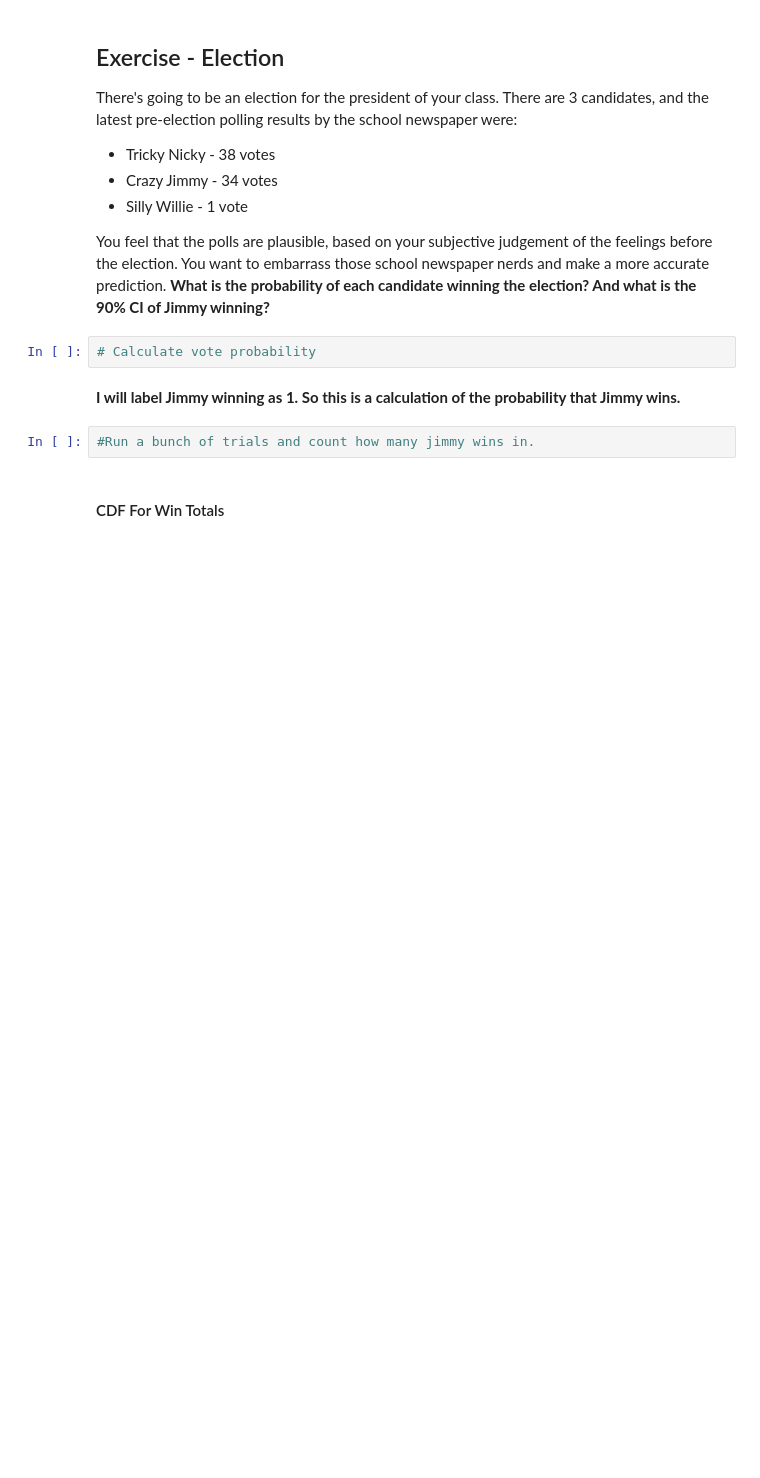
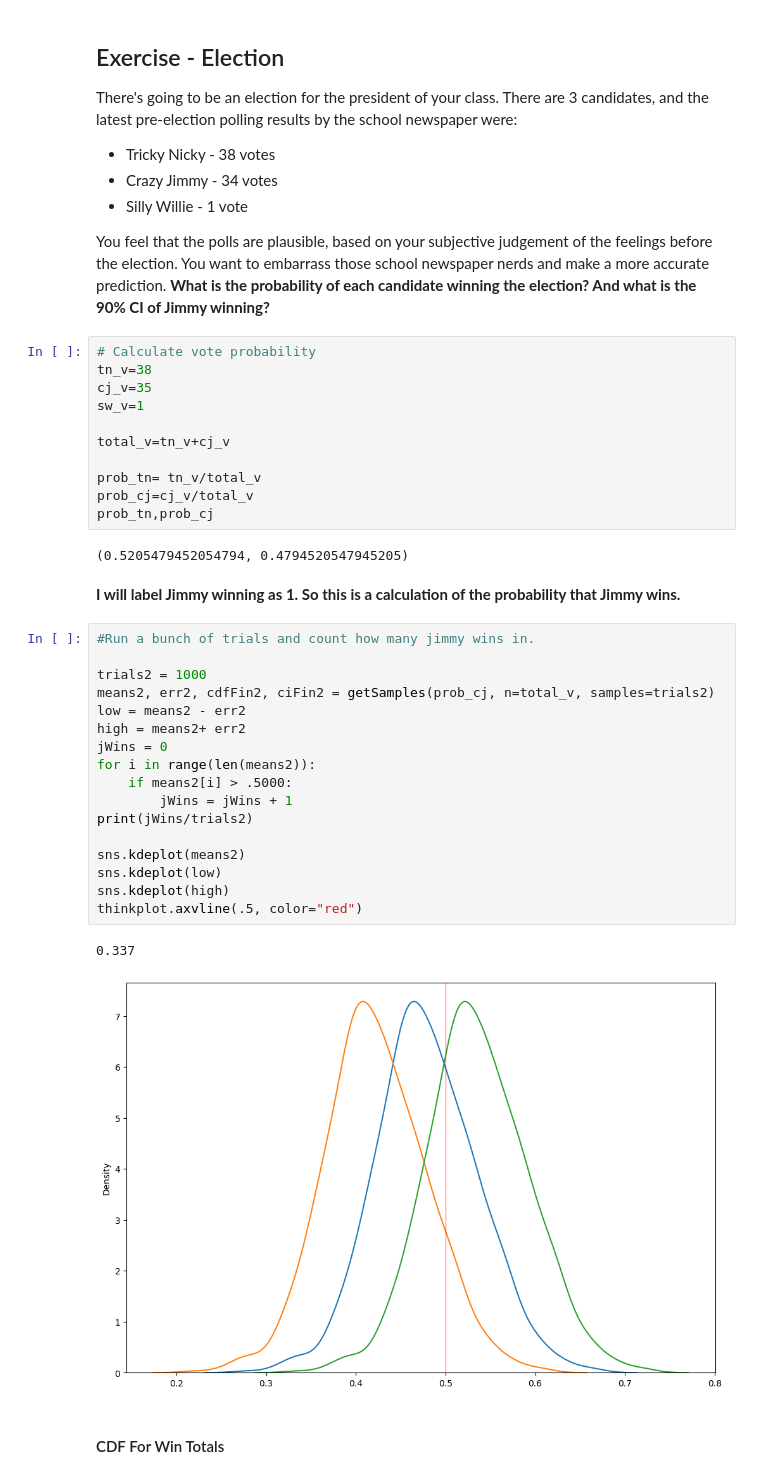
Before and after one commit to Nishaa95/Basic_Stats_in_Python_Student_Workbooks, a Jupyter notebook: 014_Estimation_Applications.ipynb, the cells around one changed output. Saved outputs shown, nothing was run; the diff lists cells and outputs as text; blank space fills up the shorter version.

```diff
--- a/014_Estimation_Applications.ipynb
+++ b/014_Estimation_Applications.ipynb
@@ -564,11 +597,40 @@ There's going to be an election for the president of your class. There are 3 can
 </ul>
 
 You feel that the polls are plausible, based on your subjective judgement of the feelings before the election. You want to embarrass those school newspaper nerds and make a more accurate prediction. <b>What is the probability of each candidate winning the election? And what is the 90% CI of Jimmy winning?</b>
-# %%
-# Calculate vote probability
+# %%
+# Calculate vote probability
+tn_v=38
+cj_v=35
+sw_v=1
+
+total_v=tn_v+cj_v
+
+prob_tn= tn_v/total_v
+prob_cj=cj_v/total_v
+prob_tn,prob_cj
+# %% [output]
+(0.5205479452054794, 0.4794520547945205)
 # %% [markdown]
 <b>I will label Jimmy winning as 1. So this is a calculation of the probability that Jimmy wins.<b>
-# %%
-#Run a bunch of trials and count how many jimmy wins in.
+# %%
+#Run a bunch of trials and count how many jimmy wins in.
+
+trials2 = 1000
+means2, err2, cdfFin2, ciFin2 = getSamples(prob_cj, n=total_v, samples=trials2)
+low = means2 - err2
+high = means2+ err2
+jWins = 0
+for i in range(len(means2)):
+    if means2[i] > .5000:
+        jWins = jWins + 1
+print(jWins/trials2)
+
+sns.kdeplot(means2)
+sns.kdeplot(low)
+sns.kdeplot(high)
+thinkplot.axvline(.5, color="red")
+# %% [output]
+0.337
+[figure, added]
 # %% [markdown]
 #### CDF For Win Totals
```
Also changed, not shown: parts of 25 cells of this notebook, 2 other files.
